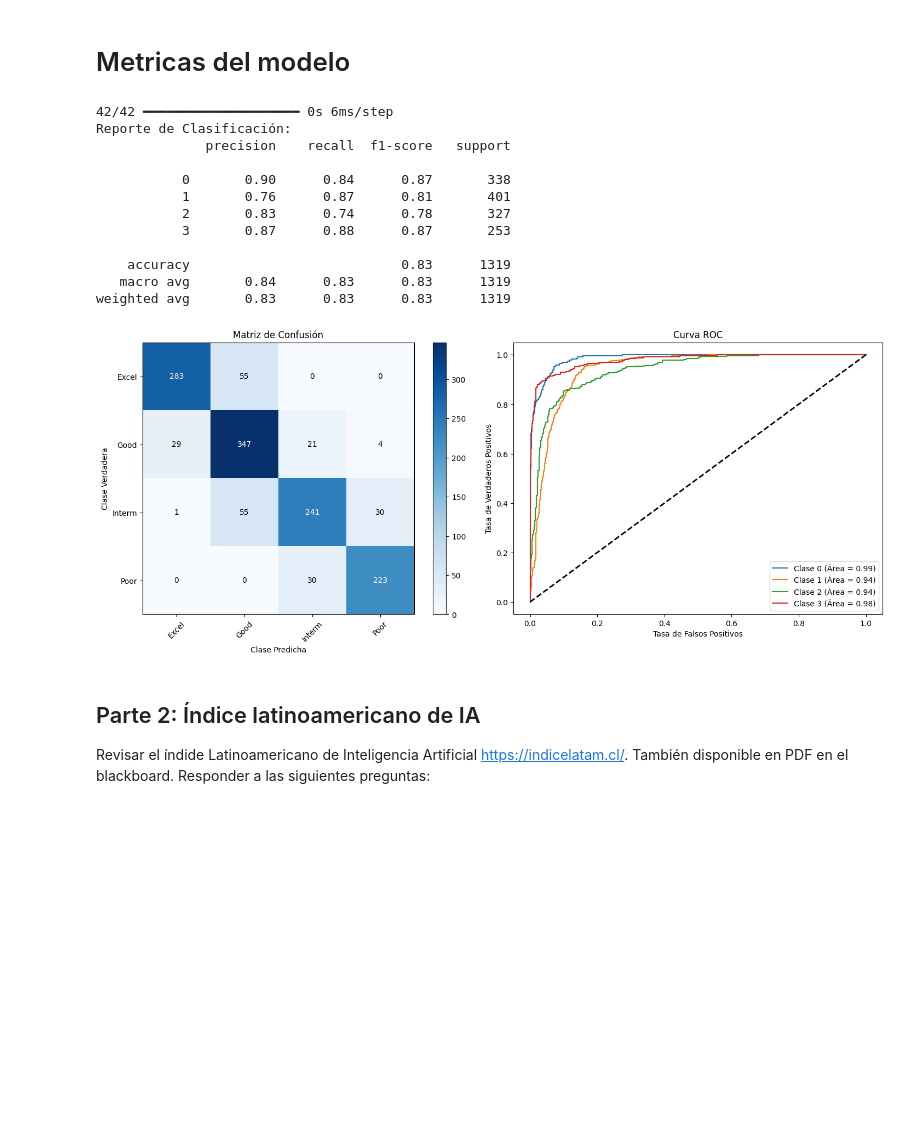
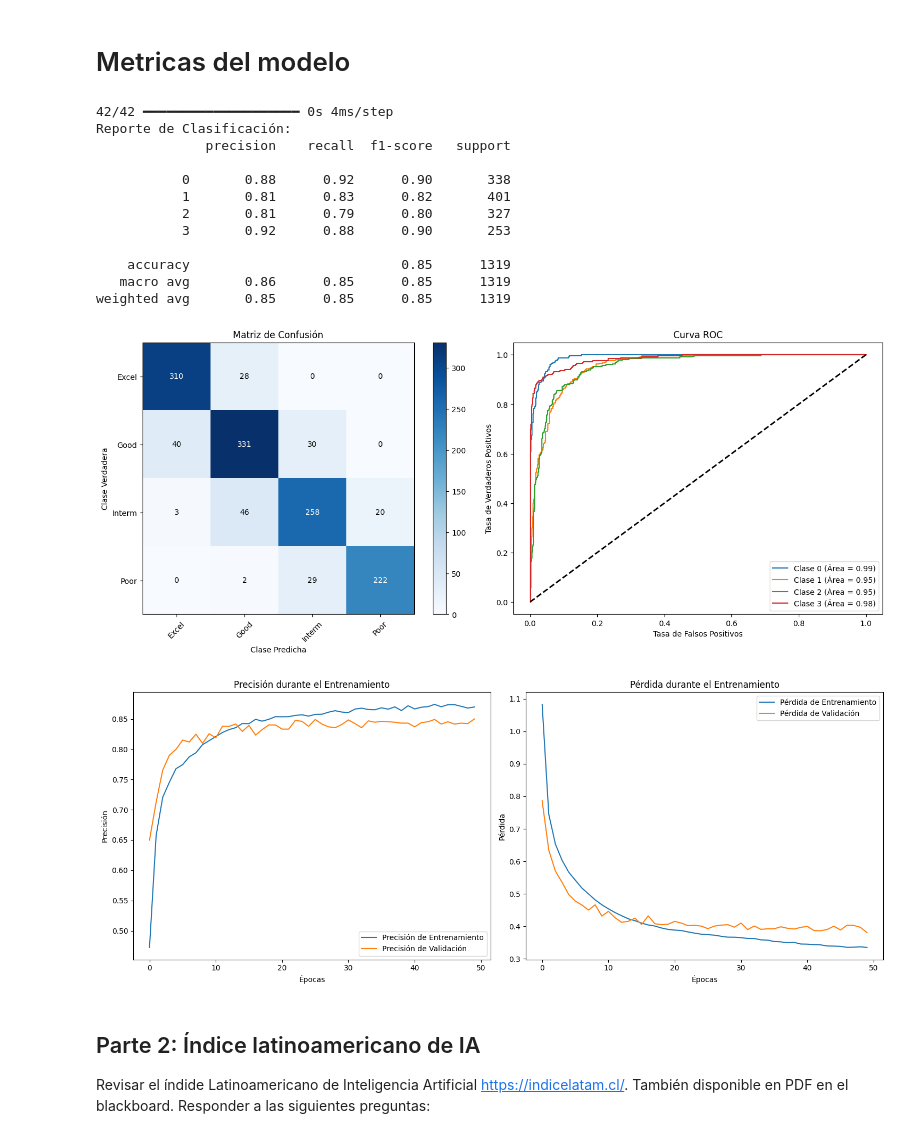
Before and after one commit to JeanPierreTB/ML_trabajo2, a Jupyter notebook: ml_actividad02 (2).ipynb, the cells around one changed output. Drawn from its saved outputs; the diff is of its cells as text; code cells hidden in the pictures; blank space fills up the shorter version.

Commit message:
Graficos de accuracy y perdida y correcion del entrenamiento

```diff
--- a/ml_actividad02 (2).ipynb
+++ b/ml_actividad02 (2).ipynb
@@ -370,7 +332,6 @@ from sklearn.model_selection import train_test_split
 from sklearn.preprocessing import StandardScaler, LabelEncoder
 from tensorflow.keras.models import Sequential
 from tensorflow.keras.layers import Dense
-
 
 X = df.drop('category', axis=1)
 y = df['category']
@@ -385,14 +346,14 @@ X_train_scaled = scaler.fit_transform(X_train)
 X_test_scaled = scaler.transform(X_test)
 
 model = Sequential()
-model.add(Dense(32, input_dim=X_train_scaled.shape[1], activation='relu'))
-model.add(Dense(16, activation='relu'))
+model.add(Dense(16, input_dim=X_train_scaled.shape[1], activation='relu'))  # Menos neuronas
 model.add(Dense(8, activation='relu'))
 model.add(Dense(len(np.unique(y)), activation='softmax'))
 
+
 model.compile(optimizer='adam', loss='sparse_categorical_crossentropy', metrics=['accuracy'])
 
-model.fit(X_train_scaled, y_train, epochs=50, batch_size=8, validation_data=(X_test_scaled, y_test))
+history = model.fit(X_train_scaled, y_train, epochs=50, batch_size=8, validation_data=(X_test_scaled, y_test))
 
 loss, accuracy = model.evaluate(X_test_scaled, y_test)
 print(f"Precisión del modelo: {accuracy:.2f}")
@@ -419,7 +380,7 @@ Precisión del modelo: 0.83
 # %%
 import numpy as np
 import matplotlib.pyplot as plt
-from sklearn.metrics import classification_report, confusion_matrix, roc_curve, auc, RocCurveDisplay
+from sklearn.metrics import classification_report, confusion_matrix, roc_curve, auc
 from sklearn.preprocessing import label_binarize
 
 y_pred = model.predict(X_test_scaled)
@@ -429,7 +390,6 @@ print("Reporte de Clasificación:")
 print(classification_report(y_test, y_pred_classes))
 
 conf_matrix = confusion_matrix(y_test, y_pred_classes)
-
 n_classes = len(np.unique(y))
 y_test_binarized = label_binarize(y_test, classes=np.arange(n_classes))
 
@@ -455,43 +415,60 @@ ax1.set(title="Matriz de Confusión",
 
 classes = label_encoder.classes_
 tick_marks = np.arange(len(classes))
 ax1.set_xticks(tick_marks)
 ax1.set_yticks(tick_marks)
 ax1.set_xticklabels(classes, rotation=45)
 ax1.set_yticklabels(classes)
 
 thresh = conf_matrix.max() / 2
 for i, j in np.ndindex(conf_matrix.shape):
     ax1.text(j, i, format(conf_matrix[i, j], 'd'),
              ha="center", va="center",
              color="white" if conf_matrix[i, j] > thresh else "black")
 
+ax2.set(xlabel='Tasa de Falsos Positivos', ylabel='Tasa de Verdaderos Positivos', title='Curva ROC')
 if n_classes > 2:
     for i in range(n_classes):
         ax2.plot(fpr[i], tpr[i], label=f'Clase {i} (Área = {roc_auc[i]:.2f})')
 else:
     ax2.plot(fpr, tpr, label=f'Curva ROC (Área = {roc_auc:.2f})')
 
 ax2.plot([0, 1], [0, 1], 'k--', lw=2)
-ax2.set(xlabel='Tasa de Falsos Positivos', ylabel='Tasa de Verdaderos Positivos', title='Curva ROC')
 ax2.legend(loc='lower right')
 
 plt.tight_layout()
 plt.show()
+
+
+fig, (ax3, ax4) = plt.subplots(1, 2, figsize=(15, 6))
+
+ax3.plot(history.history['accuracy'], label='Precisión de Entrenamiento')
+ax3.plot(history.history['val_accuracy'], label='Precisión de Validación')
+ax3.set(title='Precisión durante el Entrenamiento', xlabel='Épocas', ylabel='Precisión')
+ax3.legend()
+
+ax4.plot(history.history['loss'], label='Pérdida de Entrenamiento')
+ax4.plot(history.history['val_loss'], label='Pérdida de Validación')
+ax4.set(title='Pérdida durante el Entrenamiento', xlabel='Épocas', ylabel='Pérdida')
+ax4.legend()
+
+plt.tight_layout()
+plt.show()
 # %% [output]
-42/42 ━━━━━━━━━━━━━━━━━━━━ 0s 6ms/step
+42/42 ━━━━━━━━━━━━━━━━━━━━ 0s 4ms/step
 Reporte de Clasificación:
               precision    recall  f1-score   support
 
-           0       0.90      0.84      0.87       338
-           1       0.76      0.87      0.81       401
-           2       0.83      0.74      0.78       327
-           3       0.87      0.88      0.87       253
+           0       0.88      0.92      0.90       338
+           1       0.81      0.83      0.82       401
+           2       0.81      0.79      0.80       327
+           3       0.92      0.88      0.90       253
 
-    accuracy                           0.83      1319
-   macro avg       0.84      0.83      0.83      1319
-weighted avg       0.83      0.83      0.83      1319
+    accuracy                           0.85      1319
+   macro avg       0.86      0.85      0.85      1319
+weighted avg       0.85      0.85      0.85      1319
-[figure, old version]
+[figure, new version]
+[figure, added]
 # %% [markdown]
 ## Parte 2: Índice latinoamericano de IA
 Revisar el índide Latinoamericano de Inteligencia Artificial https://indicelatam.cl/. También disponible en PDF en el blackboard.
```
Also changed, not shown: parts of 6 cells of this notebook.
